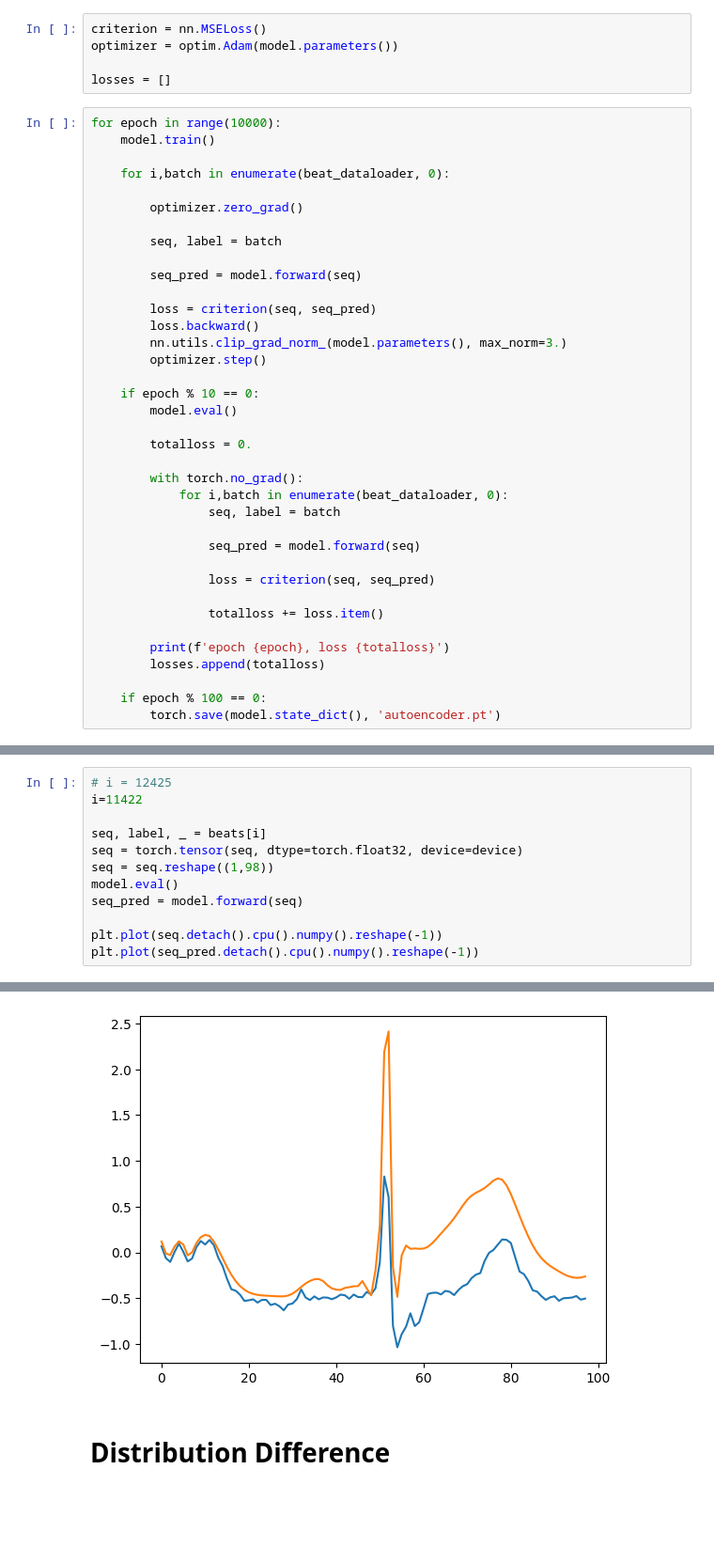
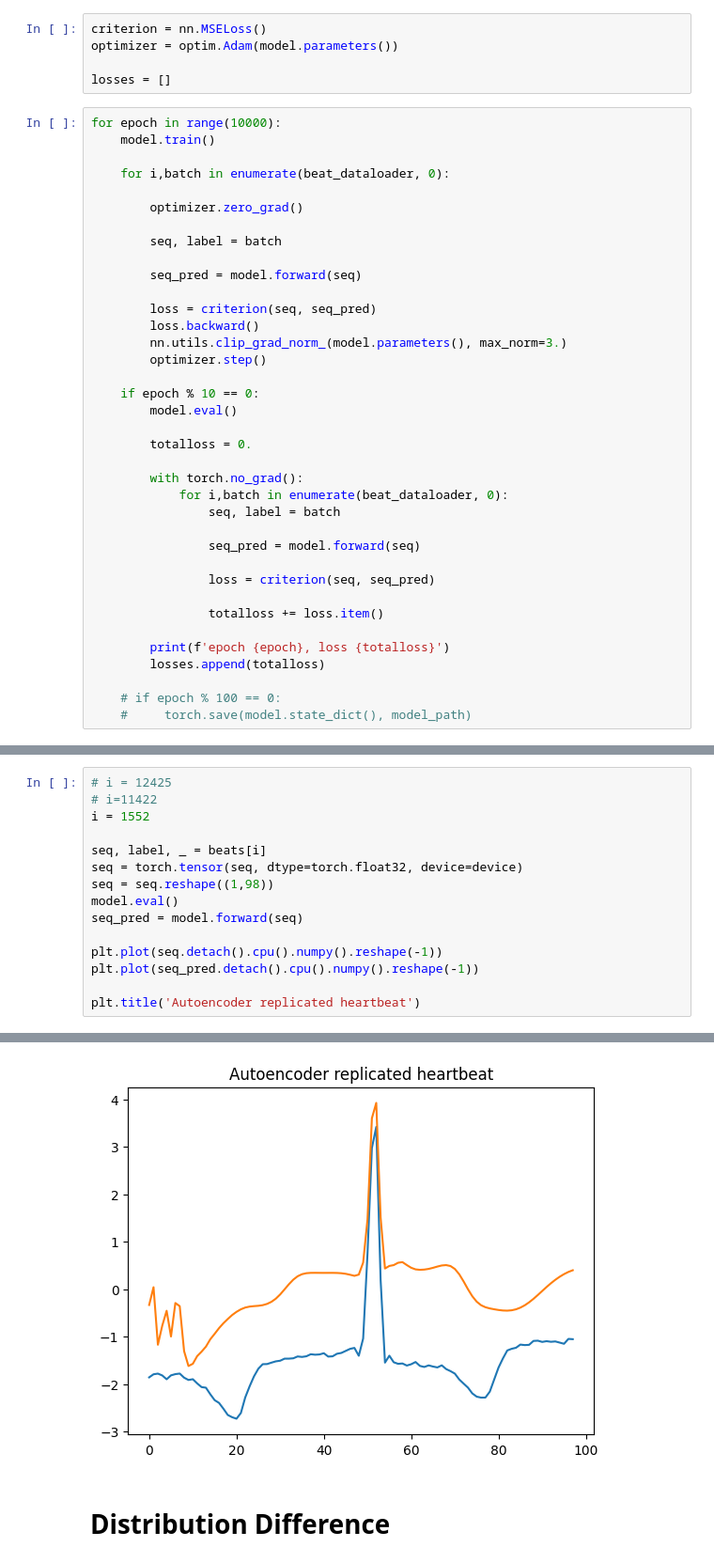
Before and after one commit to MattyAB/ecg_transfer, a Jupyter notebook: autoencoder.ipynb, the cells around one changed output, grey strips where cells are left out. Shown at 94% size. Saved outputs shown, nothing was run; the diff lists cells and outputs as text; blank space fills up the shorter version.

```diff
--- a/autoencoder.ipynb
+++ b/autoencoder.ipynb
@@ -185,6 +236,6 @@ for epoch in range(10000):
         print(f'epoch {epoch}, loss {totalloss}')
         losses.append(totalloss)
 
-    if epoch % 100 == 0:
-        torch.save(model.state_dict(), 'autoencoder.pt')
+    # if epoch % 100 == 0:
+    #     torch.save(model.state_dict(), model_path)
 # %% [output]
@@ -217,6 +264,7 @@ plt.plot(losses[150:])
 # %%
 # i = 12425
-i=11422
+# i=11422
+i = 1552
 
 seq, label, _ = beats[i]
 seq = torch.tensor(seq, dtype=torch.float32, device=device)
@@ -226,4 +274,6 @@ seq_pred = model.forward(seq)
 
 plt.plot(seq.detach().cpu().numpy().reshape(-1))
 plt.plot(seq_pred.detach().cpu().numpy().reshape(-1))
+
+plt.title('Autoencoder replicated heartbeat')
 # %% [output]
@@ -231,4 +281,4 @@ plt.plot(seq_pred.detach().cpu().numpy().reshape(-1))
-[figure, old version]
+[figure, new version]
 # %% [markdown]
 # Distribution Difference
 # %%
```
Also changed, not shown: parts of 15 cells of this notebook.
